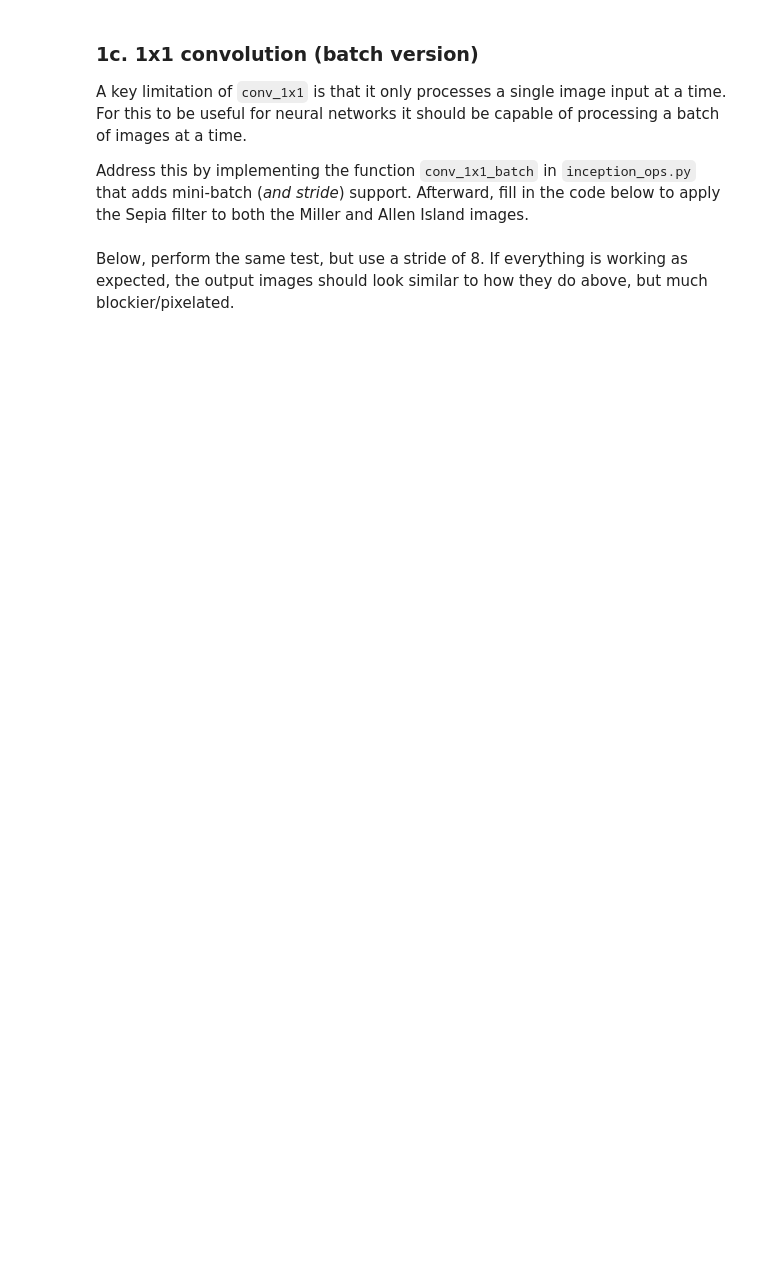
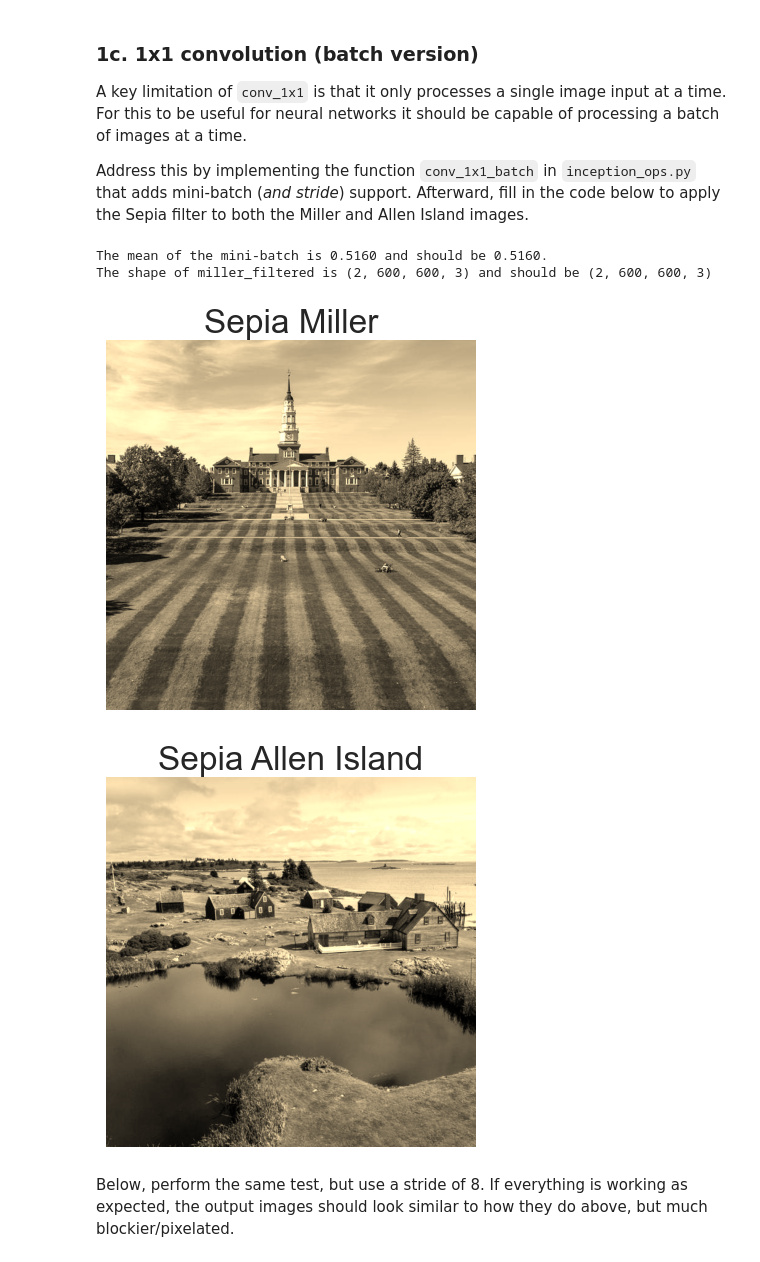
Before and after one commit to treytuscai/DeepNeuralLib, a Jupyter notebook: inception_net.ipynb, the cells around one changed output. Drawn from its saved outputs; the diff is of its cells as text; code cells hidden in the pictures; blank space fills up the shorter version.

```diff
--- a/inception_net.ipynb
+++ b/inception_net.ipynb
@@ -125,16 +133,22 @@ from inception_ops import conv_1x1_batch
 # %%
 # Combine the two images into a mini-batch
 imgs = tf.stack([miller_tf, allen_tf])
 
 # TODO: Call conv_1x1 on both images
+imgs_filtered = conv_1x1_batch(imgs, sepia_filter)
 
 print(f'The mean of the mini-batch is {tf.reduce_mean(imgs_filtered):.4f} and should be 0.5160.')
 
 imgs_filtered  = tf.clip_by_value(imgs_filtered, clip_value_min=0, clip_value_max=1)
 
 print(f'The shape of miller_filtered is {imgs_filtered.shape} and should be (2, 600, 600, 3)')
 show_image(imgs_filtered[0], 'Sepia Miller')
 show_image(imgs_filtered[1], 'Sepia Allen Island')
+# %% [output]
+The mean of the mini-batch is 0.5160 and should be 0.5160.
+The shape of miller_filtered is (2, 600, 600, 3) and should be (2, 600, 600, 3)
+[figure, added]
+[figure, added]
 # %% [markdown]
 Below, perform the same test, but use a stride of 8. If everything is working as expected, the output images should look similar to how they do above, but much blockier/pixelated.
 # %%
```
Also changed, not shown: parts of 3 cells of this notebook, 1 other file.
